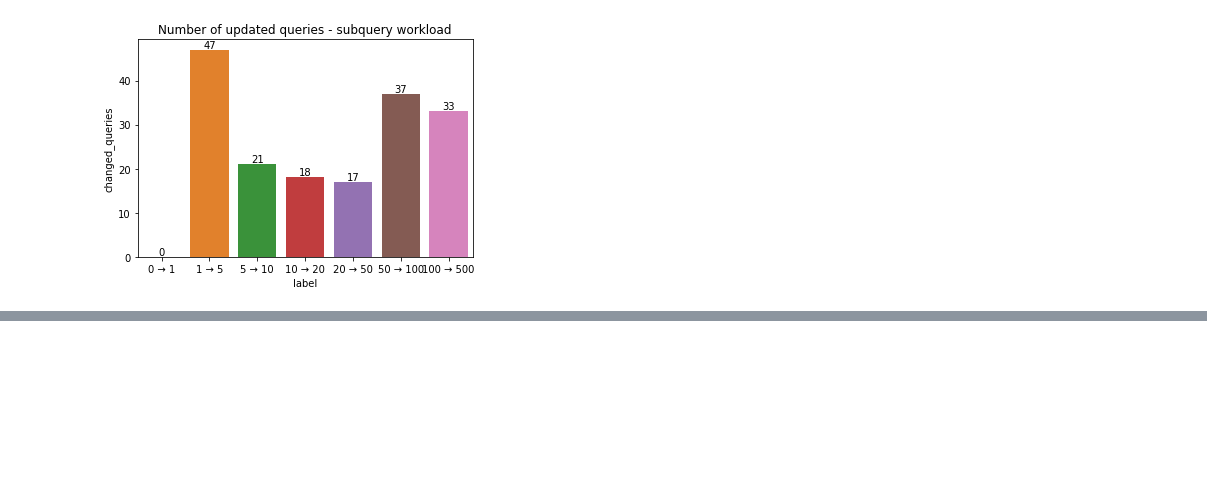
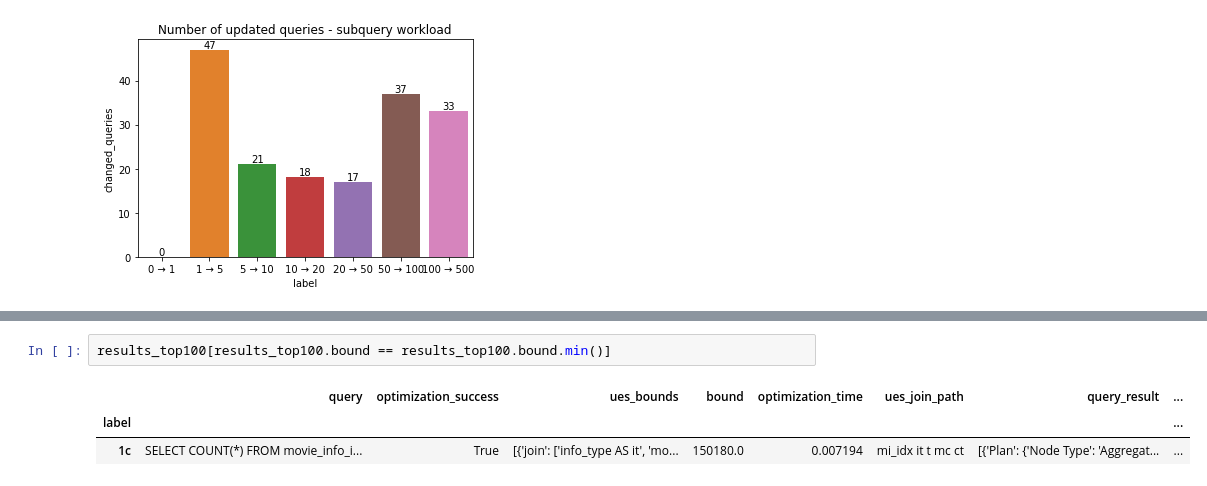
Before and after one commit to rbergm/PostBOUND, a Jupyter notebook: ues/UES_TopKBounds.ipynb, the cells around one changed output, grey strips where cells are left out. Drawn from its saved outputs; the diff is of its cells as text; blank space fills up the shorter version.

```diff
--- a/ues/UES_TopKBounds.ipynb
+++ b/ues/UES_TopKBounds.ipynb
@@ -157,0 +189,6 @@ __ = g.bar_label(g.containers[0])
+# %%
+results_top100[results_top100.bound == results_top100.bound.min()]
+# %% [output]
+|  | query | optimization_success | ues_bounds | bound | optimization_time | ues_join_path | query_result | ... |
+| label |  |  |  |  |  |  |  | ... |
+| 1c | SELECT COUNT(*) FROM movie_info_i... | True | [{'join': ['info_type AS it', 'mo... | 150180.0 | 0.007194 | mi_idx it t mc ct | [{'Plan': {'Node Type': 'Aggregat... | ... |
```
Also changed, not shown: parts of 17 cells of this notebook.
